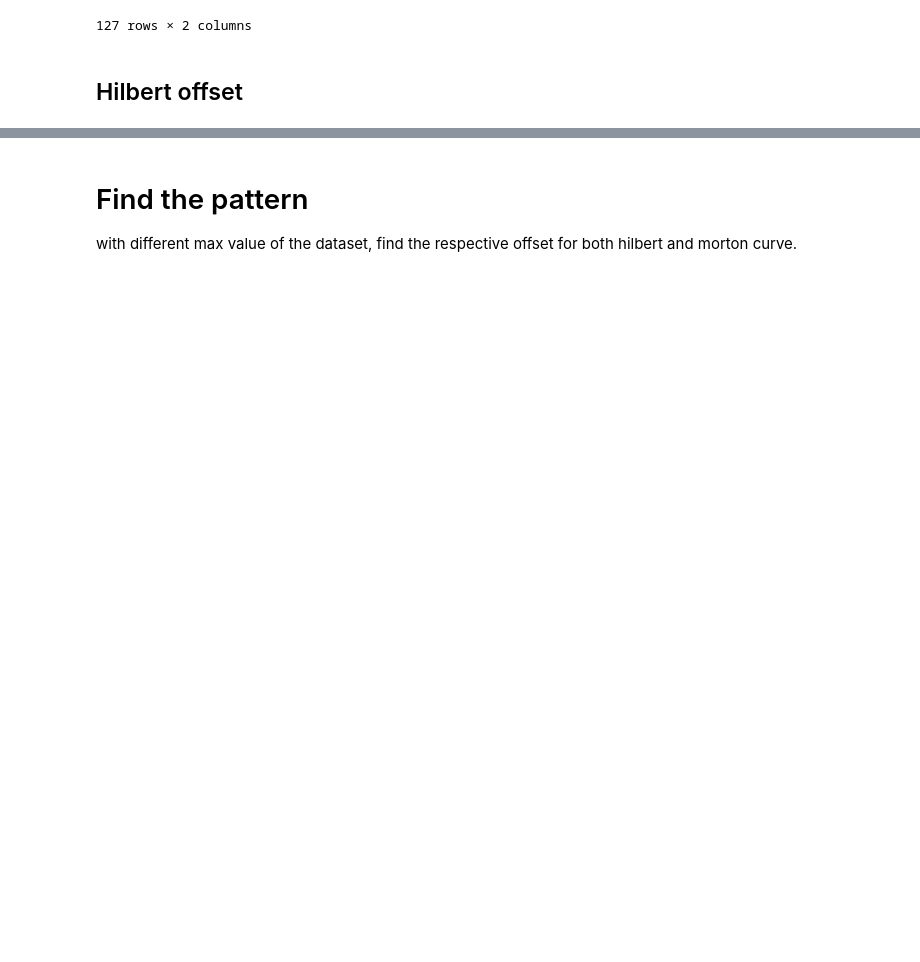
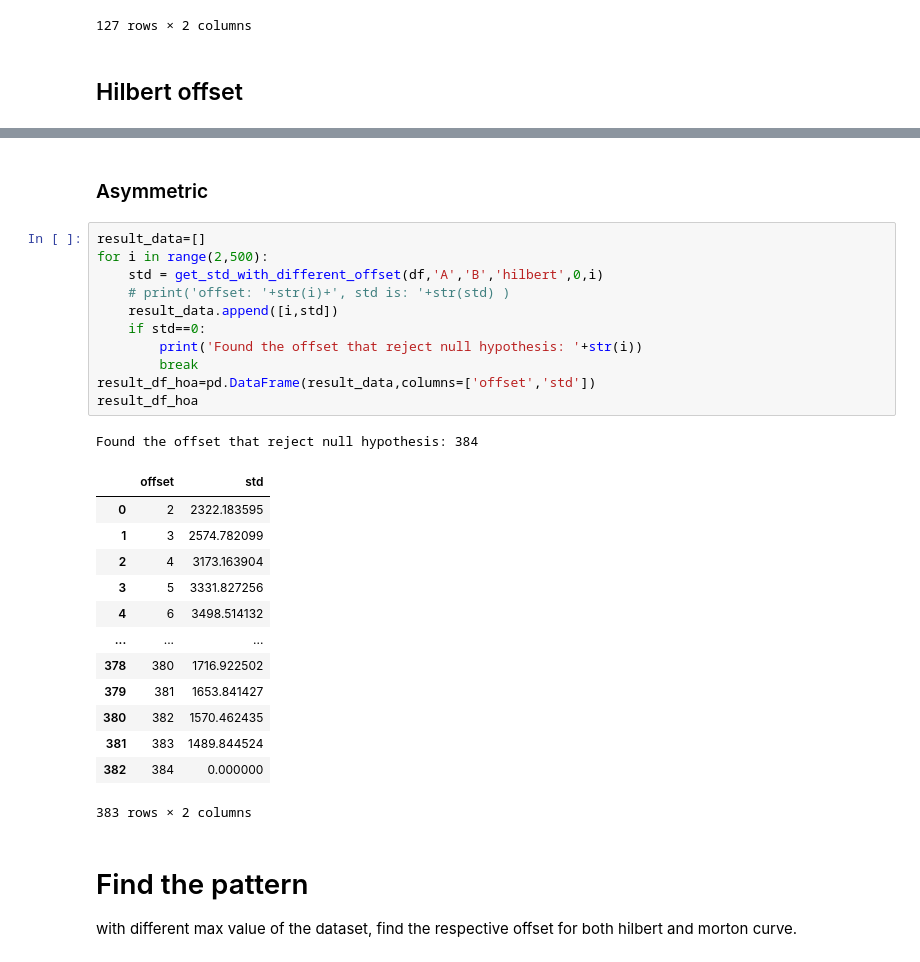
Before and after one commit to hry625/gu-thesis, a Jupyter notebook: RQ1/Experiment1.ipynb, the cells around one changed output, grey strips where cells are left out. Drawn from its saved outputs; the diff is of its cells as text; blank space fills up the shorter version.

```diff
--- a/RQ1/Experiment1.ipynb
+++ b/RQ1/Experiment1.ipynb
@@ -111,3 +161,31 @@ Found the offset that reject null hypothesis: 384
+# %% [markdown]
+### Asymmetric
+# %%
+result_data=[]
+for i in range(2,500):
+    std = get_std_with_different_offset(df,'A','B','hilbert',0,i)
+    # print('offset: '+str(i)+', std is: '+str(std) )
+    result_data.append([i,std])
+    if std==0:
+        print('Found the offset that reject null hypothesis: '+str(i))
+        break
+result_df_hoa=pd.DataFrame(result_data,columns=['offset','std'])
+result_df_hoa
+# %% [output]
+Found the offset that reject null hypothesis: 384
+|  | offset | std |
+| 0 | 2 | 2322.183595 |
+| 1 | 3 | 2574.782099 |
+| 2 | 4 | 3173.163904 |
+| 3 | 5 | 3331.827256 |
+| 4 | 6 | 3498.514132 |
+| ... | ... | ... |
+| 378 | 380 | 1716.922502 |
+| 379 | 381 | 1653.841427 |
+| 380 | 382 | 1570.462435 |
+| 381 | 383 | 1489.844524 |
+| 382 | 384 | 0.000000 |
+383 rows × 2 columns
 # %% [markdown]
 # Find the pattern
 with different max value of the dataset, find the respective offset for both hilbert and morton curve.
```
Also changed, not shown: parts of 24 cells of this notebook.
